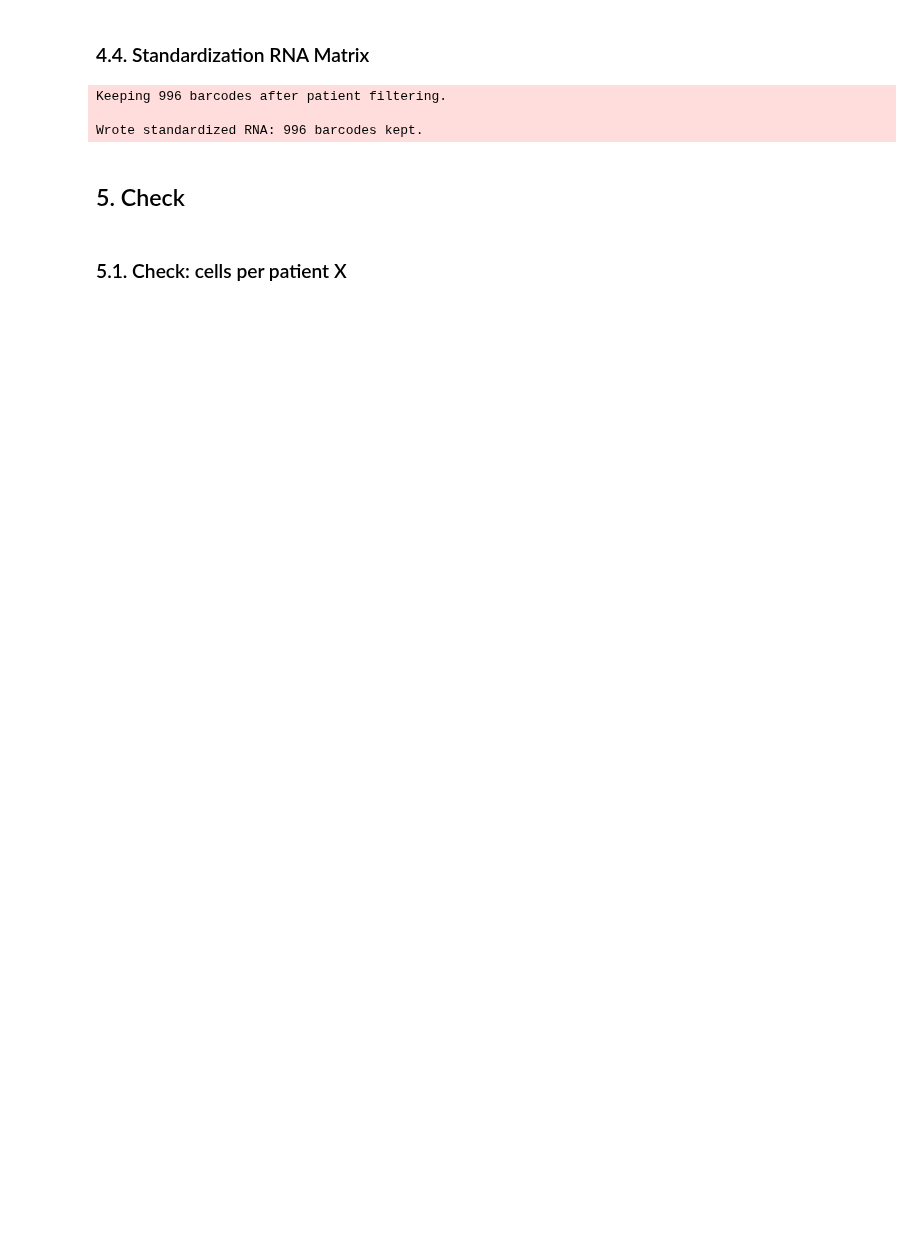
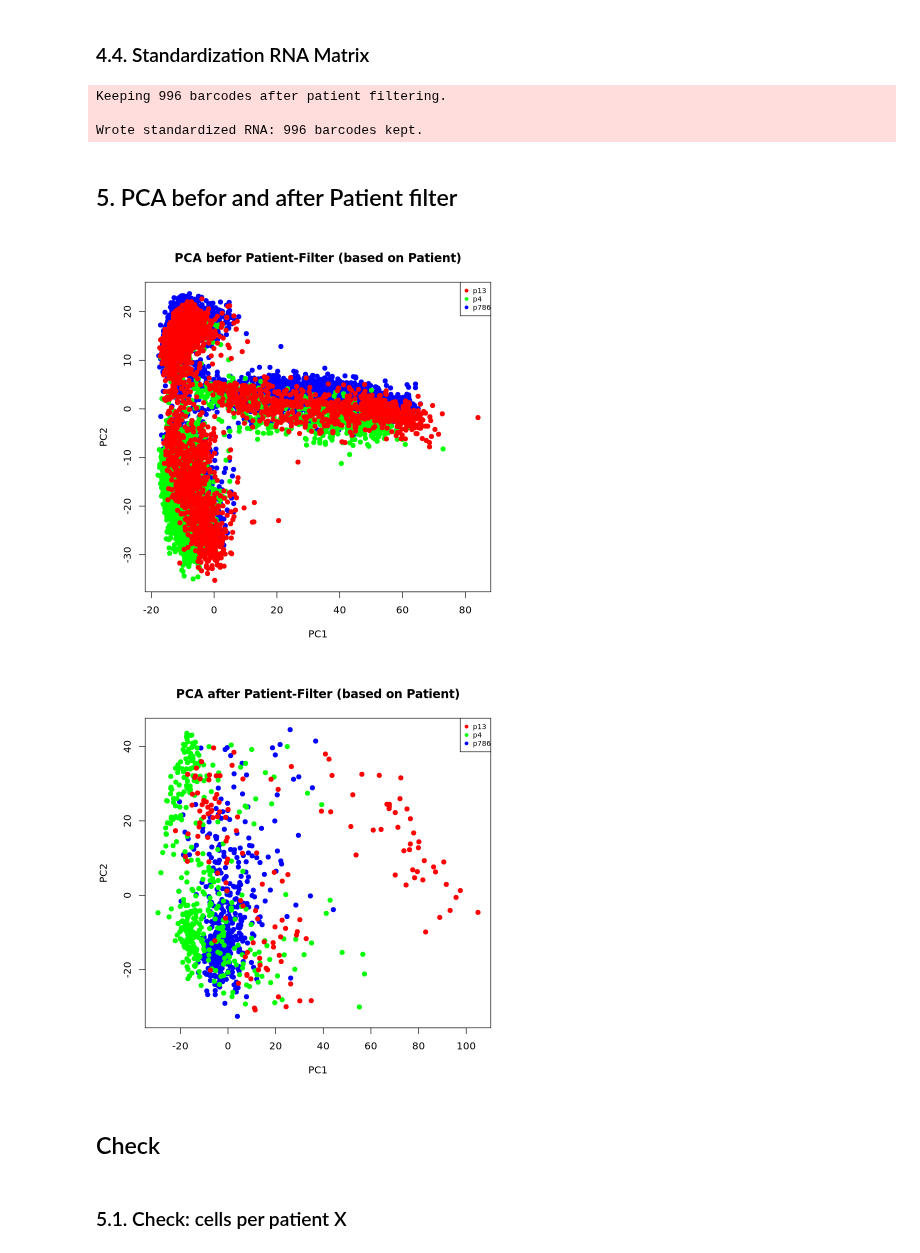
Before and after one commit to BennetDub/mein-r-projekt, a Jupyter notebook: Hipathia script.ipynb, the cells around one changed output. Cells and saved outputs as stored; diff of their text form; code cells hidden in the pictures; blank space fills up the shorter version.

```diff
--- a/Hipathia script.ipynb
+++ b/Hipathia script.ipynb
@@ -220,12 +324,13 @@ Number of remaining barcodes after filtering: 996
 # %% [markdown]
 ### 4.1 Helper functions
 # %%
-
+# kleines Trim-Utility
 trim_all <- function(df) {
   names(df) <- trimws(names(df))
   for (i in seq_along(df)) {
-    if (is.character(df[[i]]))
+    if (is.character(df[[i]])) {
       df[[i]] <- trimws(df[[i]])
+    }
   }
   df
 }
@@ -233,26 +338,13 @@ trim_all <- function(df) {
 looks_gene_symbol <- function(v) {
   v <- trimws(as.character(v))
   non_na <- v[!is.na(v)]
-
   if (length(non_na) == 0) return(FALSE)
 
-  return(
-    mean(grepl("[A-Za-z]", non_na)) > 0.5 &&
+  mean(grepl("[A-Za-z]", non_na)) > 0.5 &&
     mean(nchar(non_na) < 20) > 0.95 &&
     mean(grepl("-", non_na)) < 0.5 &&
     mean(grepl("^\\d+$", non_na)) < 0.1
-  )
 }
-
-looks_barcode <- function(x) {
-  x <- trimws(as.character(x))
-  grepl("^[ACGTN]+[-_][0-9]+$", x)
-}
-
-# ---- WICHTIG: Die neue fread-basierte read_tab Funktion ----
-read_tab <- function(path) {
-  fread(path, data.table = FALSE)
-}
 # %% [markdown]
 ### 4.2. Read RNA File
 # %%
@@ -358,8 +413,64 @@ message("Wrote standardized RNA: ", ncol(rna) - 1, " barcodes kept.")
 Keeping 996 barcodes after patient filtering.
 
 Wrote standardized RNA: 996 barcodes kept.
+# %% [markdown]
+## 5. PCA befor and after Patient filter
+# %%
+## ==========================
+## 3) PCA vor und nach Filter (nach Patient gefärbt)
+## ==========================
+run_pca <- function(mat, n_pc = 20) {
+  # Gene mit Varianz > 0
+  vars <- rowVars(mat, useNames = FALSE, na.rm = TRUE)
+  mat2 <- mat[vars > 0, , drop = FALSE]
+
+  if (use_irlba) {
+    irlba::prcomp_irlba(t(mat2), n = n_pc, center = TRUE, scale. = TRUE)
+  } else {
+    prcomp(t(mat2), scale. = TRUE)
+  }
+}
+
+# -------- PCA VOR Filter --------
+pca_raw_mat <- as.matrix(rna_raw[, rna_barcodes, drop = FALSE])
+pca_raw <- run_pca(pca_raw_mat, n_pc = 10)
+
+raw_barcodes <- rna_barcodes
+raw_meta <- meta[match(raw_barcodes, meta$cell_id), ]
+patient_raw <- factor(raw_meta$patient_id)
+pal_raw <- rainbow(length(levels(patient_raw)))
+cols_raw <- pal_raw[patient_raw]
+
+plot(
+  pca_raw$x[, 1], pca_raw$x[, 2],
+  xlab = "PC1", ylab = "PC2",
+  main = "PCA befor Patient-Filter (based on Patient)",
+  pch = 19, col = cols_raw
+)
+legend("topright", legend = levels(patient_raw), col = pal_raw, pch = 19, cex = 0.7)
+
+# -------- PCA NACH Filter --------
+filt_barcodes <- keep_barcodes
+pca_filt_mat <- as.matrix(rna[, filt_barcodes, drop = FALSE])
+pca_filt <- run_pca(pca_filt_mat, n_pc = 10)
+
+filt_meta <- meta_final[match(filt_barcodes, meta_final$cell_id), ]
+patient_filt <- factor(filt_meta$patient_id)
+pal_filt <- rainbow(length(levels(patient_filt)))
+cols_filt <- pal_filt[patient_filt]
+
+plot(
+  pca_filt$x[, 1], pca_filt$x[, 2],
+  xlab = "PC1", ylab = "PC2",
+  main = "PCA after Patient-Filter (based on Patient)",
+  pch = 19, col = cols_filt
+)
+legend("topright", legend = levels(patient_filt), col = pal_filt, pch = 19, cex = 0.7)
+# %% [output]
+[figure, added]
+[figure, added]
 # %% [markdown]
-## 5. Check
+## Check
 # %% [markdown]
 ### 5.1. Check: cells per patient X
 # %%
```
Also changed, not shown: parts of 48 cells of this notebook.
